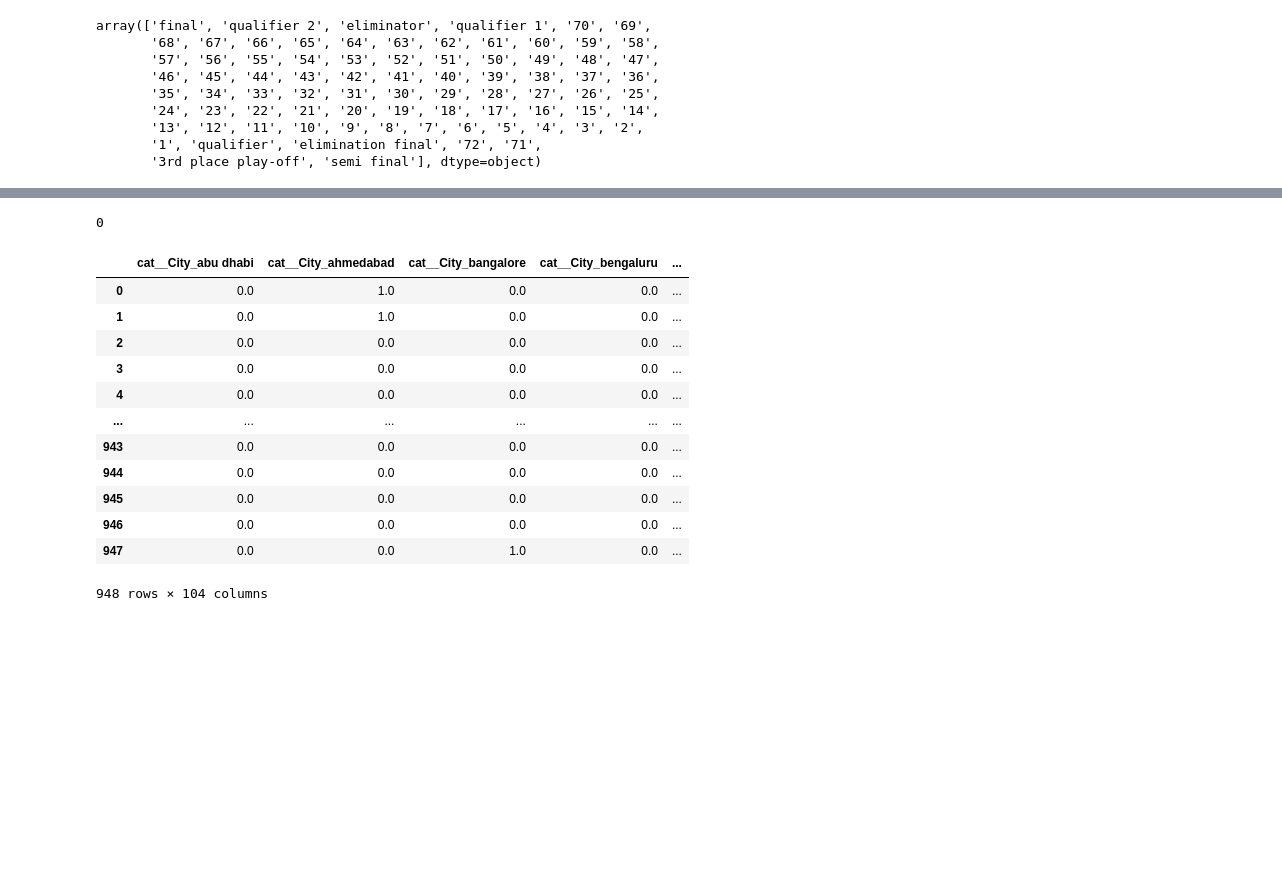
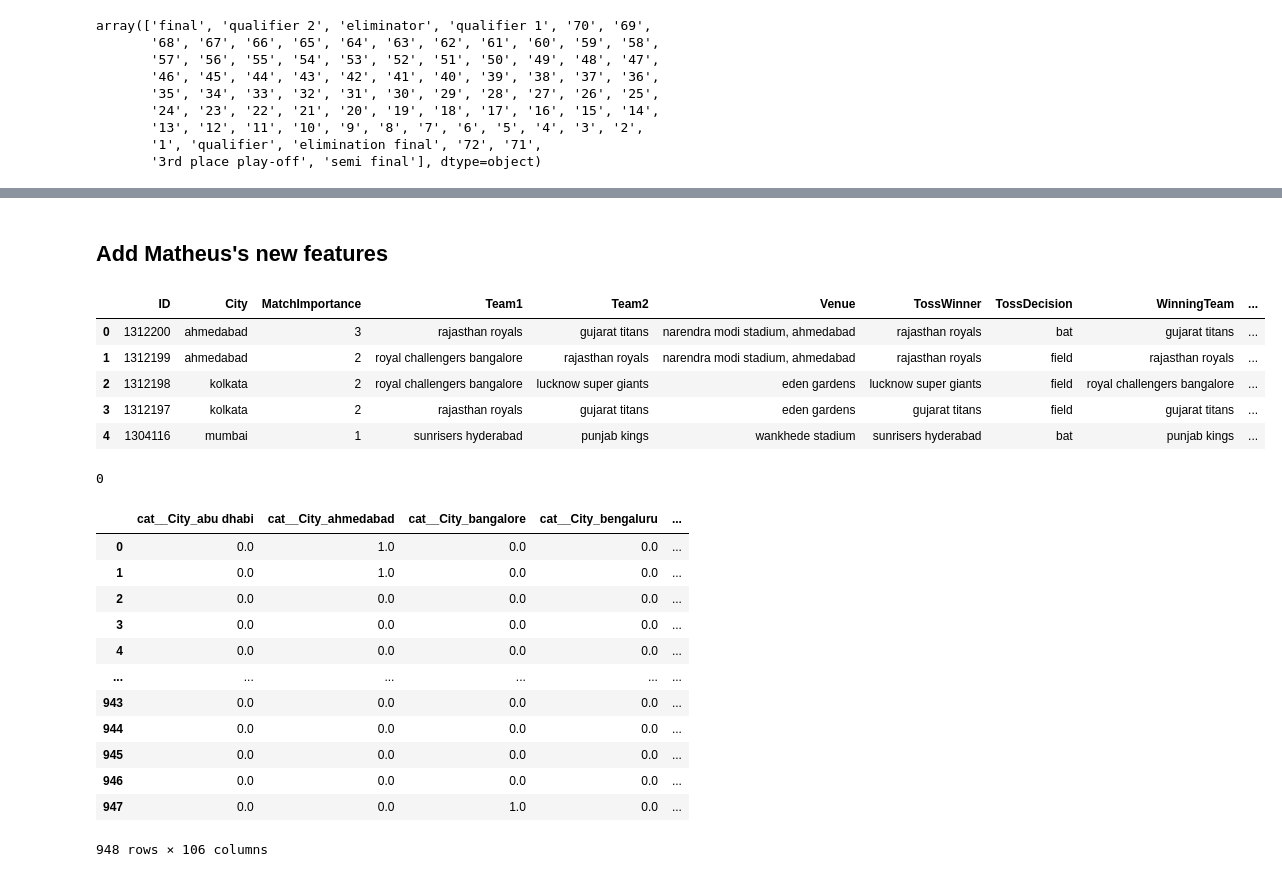
Before and after one commit to patrickevans29/ipl_prediction_model, a Jupyter notebook: notebooks/patrick_linear_regression_exploration.ipynb, the cells around one changed output, grey strips where cells are left out. Cells and saved outputs as stored; diff of their text form; code cells hidden in the pictures; blank space fills up the shorter version.

```diff
--- a/notebooks/patrick_linear_regression_exploration.ipynb
+++ b/notebooks/patrick_linear_regression_exploration.ipynb
@@ -97,0 +87,14 @@ df.head(20)
+# %% [markdown]
+## Add Matheus's new features
+# %%
+# Calculate the average points scored against a each team
+df['Team1_points_against_avg'] = df.groupby('Team1')['TeamB_innings_total'].transform('mean')
+df['Team2_points_against_avg'] = df.groupby('Team2')['TeamA_innings_total'].transform('mean')
+df.head()
+# %% [output]
+|  | ID | City | MatchImportance | Team1 | Team2 | Venue | TossWinner | TossDecision | WinningTeam | ... |
+| 0 | 1312200 | ahmedabad | 3 | rajasthan royals | gujarat titans | narendra modi stadium, ahmedabad | rajasthan royals | bat | gujarat titans | ... |
+| 1 | 1312199 | ahmedabad | 2 | royal challengers bangalore | rajasthan royals | narendra modi stadium, ahmedabad | rajasthan royals | field | rajasthan royals | ... |
+| 2 | 1312198 | kolkata | 2 | royal challengers bangalore | lucknow super giants | eden gardens | lucknow super giants | field | royal challengers bangalore | ... |
+| 3 | 1312197 | kolkata | 2 | rajasthan royals | gujarat titans | eden gardens | gujarat titans | field | gujarat titans | ... |
+| 4 | 1304116 | mumbai | 1 | sunrisers hyderabad | punjab kings | wankhede stadium | sunrisers hyderabad | bat | punjab kings | ... |
@@ -107,7 +112,7 @@ X.MatchImportance.isna().sum()
 # Choose which columns to be OneHotEncoded or standardised
 
 categorical_cols = ['City', 'Venue', 'TossDecision', 'Team1', 'Team2']
-numerical_cols = ['TeamA_batting_average', 'TeamB_batting_average', 'MatchImportance', 'team_1_toss_winner'] #team 1 toss winner is effectively already encoded
+numerical_cols = ['TeamA_batting_average', 'TeamB_batting_average', 'MatchImportance', 'team_1_toss_winner', 'Team1_points_against_avg', 'Team2_points_against_avg']
 
 # Create a column transformer to normalise the different types of data
 preprocessor = ColumnTransformer(transformers=[
@@ -140,7 +145,7 @@ X_encoded
 | 945 | 0.0 | 0.0 | 0.0 | 0.0 | ... |
 | 946 | 0.0 | 0.0 | 0.0 | 0.0 | ... |
 | 947 | 0.0 | 0.0 | 1.0 | 0.0 | ... |
-948 rows × 104 columns
+948 rows × 106 columns
 # %%
 # Split the data into training and testing sets
 X_train, X_test, y_train, y_test = train_test_split(X_encoded, y, test_size=0.2, random_state=42)
```
Also changed, not shown: parts of 20 cells of this notebook, 4 other files.
